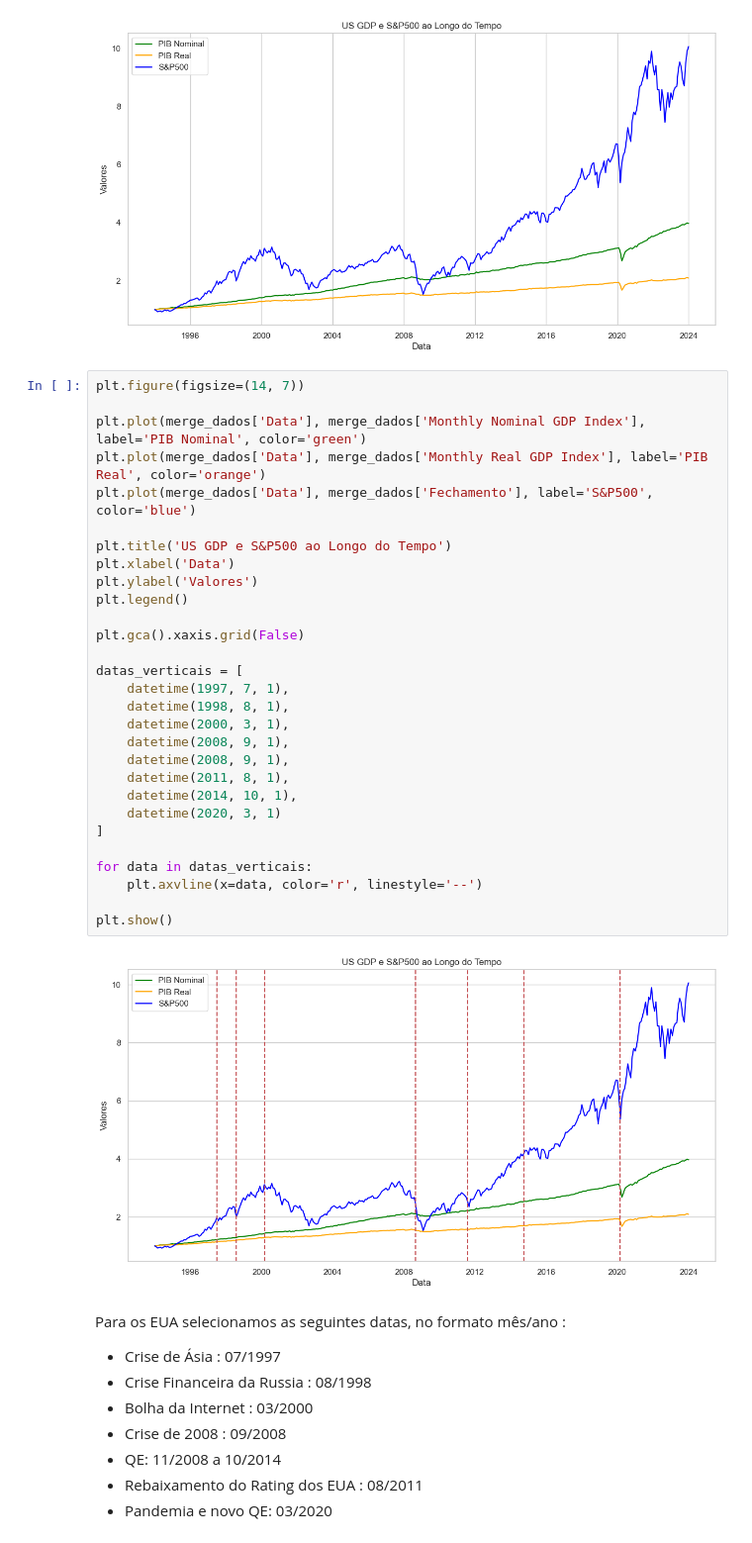
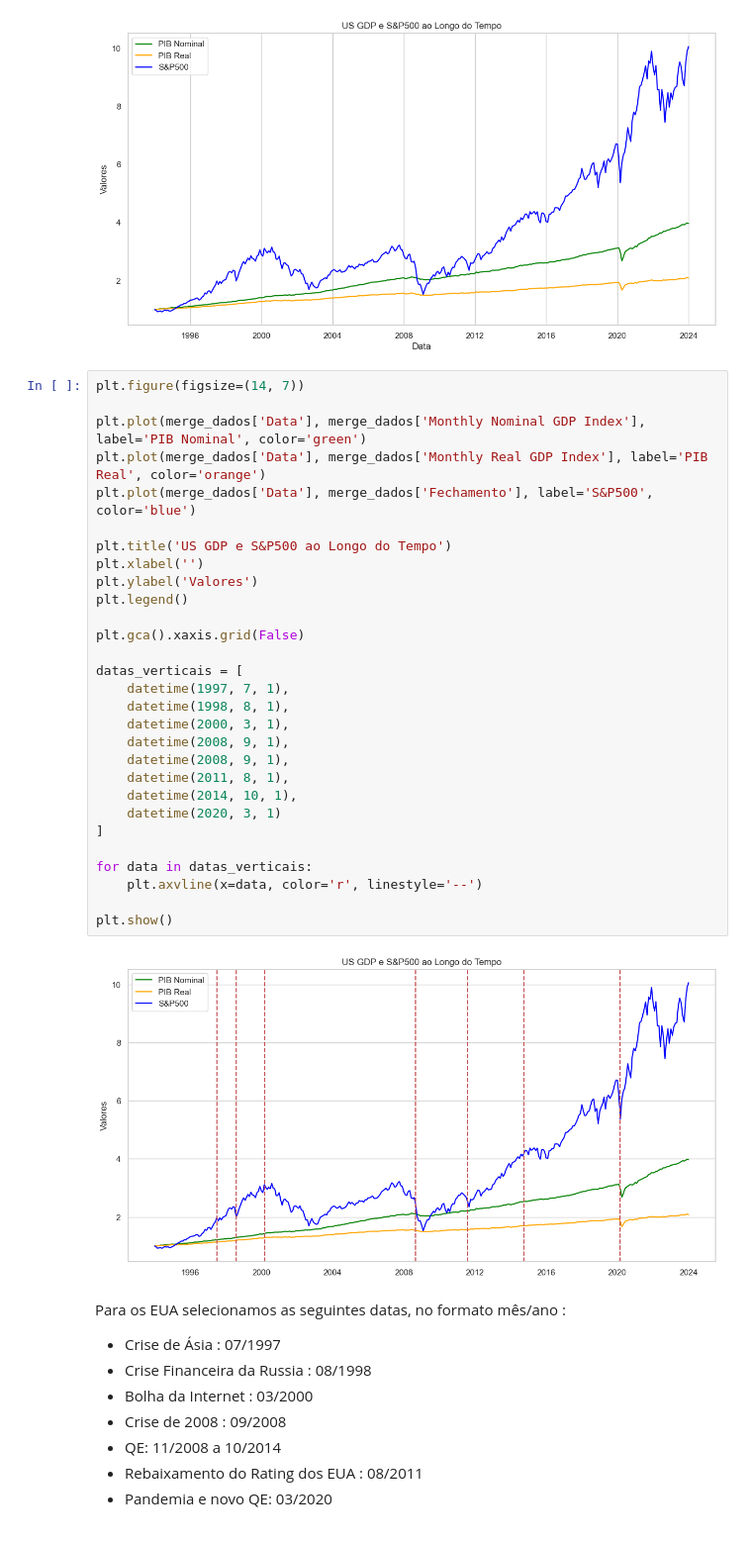
Before and after one commit to omarcospo/projeto-final-feadev, a Jupyter notebook: GDPUS SP500.ipynb, the cells around one changed output. Shown at 99% size. Drawn from its saved outputs; the diff is of its cells as text.

```diff
--- a/GDPUS SP500.ipynb
+++ b/GDPUS SP500.ipynb
@@ -684,34 +688,34 @@ plt.show()
 # %%
 plt.figure(figsize=(14, 7))
 
 plt.plot(merge_dados['Data'], merge_dados['Monthly Nominal GDP Index'], label='PIB Nominal', color='green')
 plt.plot(merge_dados['Data'], merge_dados['Monthly Real GDP Index'], label='PIB Real', color='orange')
 plt.plot(merge_dados['Data'], merge_dados['Fechamento'], label='S&P500', color='blue')
 
 plt.title('US GDP e S&P500 ao Longo do Tempo')
-plt.xlabel('Data')
+plt.xlabel('')
 plt.ylabel('Valores')
 plt.legend()
 
 plt.gca().xaxis.grid(False)
 
 datas_verticais = [
     datetime(1997, 7, 1),
     datetime(1998, 8, 1),
     datetime(2000, 3, 1),
     datetime(2008, 9, 1),
     datetime(2008, 9, 1),
     datetime(2011, 8, 1),
     datetime(2014, 10, 1),
     datetime(2020, 3, 1)
 ]
 
 for data in datas_verticais:
     plt.axvline(x=data, color='r', linestyle='--')
 
 plt.show()
 # %% [output]
-[figure, old version]
+[figure, new version]
 # %% [markdown]
 Para os EUA selecionamos as seguintes datas, no formato mês/ano :
 
```
Also changed, not shown: parts of 5 cells of this notebook, 3 other files.
